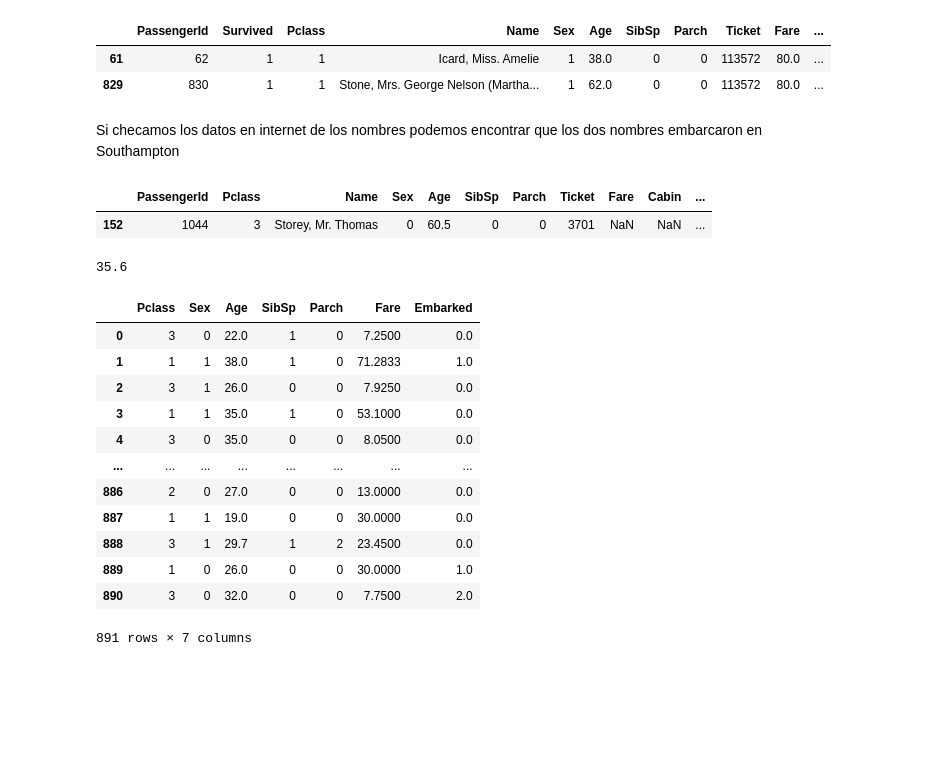
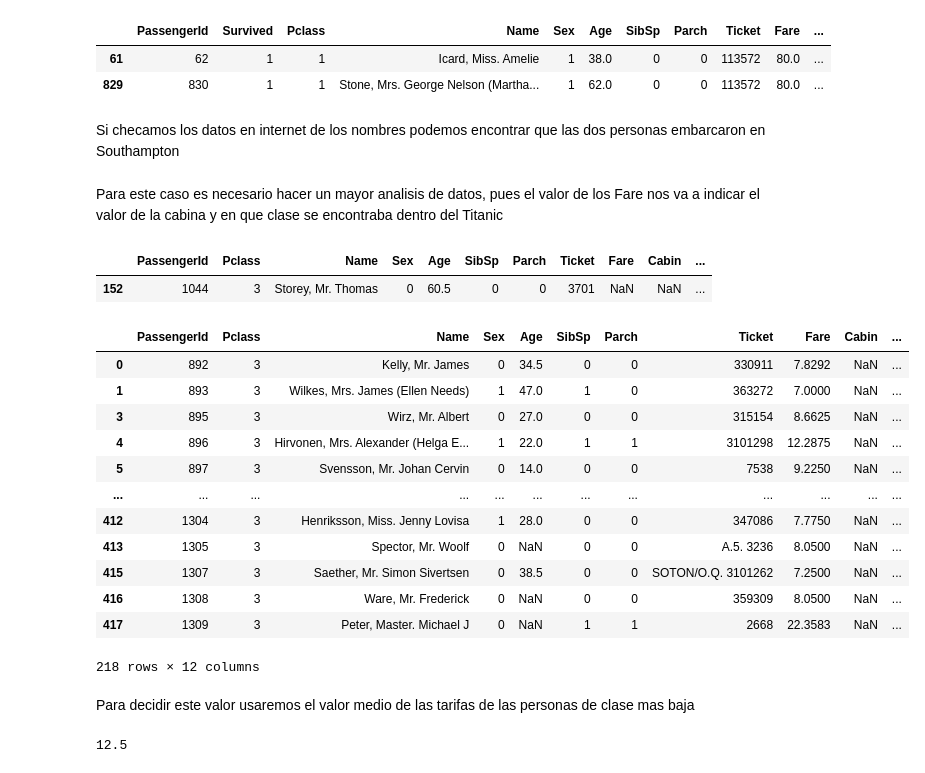
Before and after one commit to EmirBurgosPaz/Machine_learning, a Jupyter notebook: proyecto_4/data_analysis.ipynb, the cells around one changed output. Drawn from its saved outputs; the diff is of its cells as text; code cells hidden in the pictures; blank space fills up the shorter version.

```diff
--- a/proyecto_4/data_analysis.ipynb
+++ b/proyecto_4/data_analysis.ipynb
@@ -157,2 +219,0 @@ mean
-# %%
-data_test['Age'] = data_test['Age'].fillna(mean)
@@ -163,35 +228,39 @@ data_train.loc[data_train['Embarked'].isnull()]
 | 61 | 62 | 1 | 1 | Icard, Miss. Amelie | 1 | 38.0 | 0 | 0 | 113572 | 80.0 | ... |
 | 829 | 830 | 1 | 1 | Stone, Mrs. George Nelson (Martha... | 1 | 62.0 | 0 | 0 | 113572 | 80.0 | ... |
 # %% [markdown]
-Si checamos los datos en internet de los nombres podemos encontrar que los dos nombres embarcaron en  Southampton
+Si checamos los datos en internet de los nombres podemos encontrar que las dos personas embarcaron en  Southampton
 # %%
 data_train['Embarked'] = data_train['Embarked'].fillna('S')
+# %% [markdown]
+Para este caso es necesario hacer un mayor analisis de datos, pues el valor de los Fare nos va a indicar el valor de la cabina y en que clase se encontraba dentro del Titanic
 # %%
 data_test.loc[data_test['Fare'].isnull()]
 # %% [output]
 |  | PassengerId | Pclass | Name | Sex | Age | SibSp | Parch | Ticket | Fare | Cabin | ... |
 | 152 | 1044 | 3 | Storey, Mr. Thomas | 0 | 60.5 | 0 | 0 | 3701 | NaN | NaN | ... |
+# %%
+low_class = data_test.loc[data_test['Pclass'] == 3]
+low_class
+# %% [output]
+|  | PassengerId | Pclass | Name | Sex | Age | SibSp | Parch | Ticket | Fare | Cabin | ... |
+| 0 | 892 | 3 | Kelly, Mr. James | 0 | 34.5 | 0 | 0 | 330911 | 7.8292 | NaN | ... |
+| 1 | 893 | 3 | Wilkes, Mrs. James (Ellen Needs) | 1 | 47.0 | 1 | 0 | 363272 | 7.0000 | NaN | ... |
+| 3 | 895 | 3 | Wirz, Mr. Albert | 0 | 27.0 | 0 | 0 | 315154 | 8.6625 | NaN | ... |
+| 4 | 896 | 3 | Hirvonen, Mrs. Alexander (Helga E... | 1 | 22.0 | 1 | 1 | 3101298 | 12.2875 | NaN | ... |
+| 5 | 897 | 3 | Svensson, Mr. Johan Cervin | 0 | 14.0 | 0 | 0 | 7538 | 9.2250 | NaN | ... |
+| ... | ... | ... | ... | ... | ... | ... | ... | ... | ... | ... | ... |
+| 412 | 1304 | 3 | Henriksson, Miss. Jenny Lovisa | 1 | 28.0 | 0 | 0 | 347086 | 7.7750 | NaN | ... |
+| 413 | 1305 | 3 | Spector, Mr. Woolf | 0 | NaN | 0 | 0 | A.5. 3236 | 8.0500 | NaN | ... |
+| 415 | 1307 | 3 | Saether, Mr. Simon Sivertsen | 0 | 38.5 | 0 | 0 | SOTON/O.Q. 3101262 | 7.2500 | NaN | ... |
+| 416 | 1308 | 3 | Ware, Mr. Frederick | 0 | NaN | 0 | 0 | 359309 | 8.0500 | NaN | ... |
+| 417 | 1309 | 3 | Peter, Master. Michael J | 0 | NaN | 1 | 1 | 2668 | 22.3583 | NaN | ... |
+218 rows × 12 columns
+# %% [markdown]
+Para decidir este valor usaremos el valor medio de las tarifas de las personas de clase mas baja
 # %%
- mean = np.around(data_test["Fare"].mean(), 1)
+ mean = np.around(low_class["Fare"].mean(), 1)
  mean
 # %% [output]
-35.6
+12.5
 # %%
 data_test['Fare'] = data_test['Fare'].fillna(mean)
-# %%
-data_train = data_train.drop((['Name', 'Ticket', 'PassengerId', 'Survived', 'Cabin']), axis=1)
-data_train
-# %% [output]
-|  | Pclass | Sex | Age | SibSp | Parch | Fare | Embarked |
-| 0 | 3 | 0 | 22.0 | 1 | 0 | 7.2500 | 0.0 |
-| 1 | 1 | 1 | 38.0 | 1 | 0 | 71.2833 | 1.0 |
-| 2 | 3 | 1 | 26.0 | 0 | 0 | 7.9250 | 0.0 |
-| 3 | 1 | 1 | 35.0 | 1 | 0 | 53.1000 | 0.0 |
-| 4 | 3 | 0 | 35.0 | 0 | 0 | 8.0500 | 0.0 |
-| ... | ... | ... | ... | ... | ... | ... | ... |
-| 886 | 2 | 0 | 27.0 | 0 | 0 | 13.0000 | 0.0 |
-| 887 | 1 | 1 | 19.0 | 0 | 0 | 30.0000 | 0.0 |
-| 888 | 3 | 1 | 29.7 | 1 | 2 | 23.4500 | 0.0 |
-| 889 | 1 | 0 | 26.0 | 0 | 0 | 30.0000 | 1.0 |
-| 890 | 3 | 0 | 32.0 | 0 | 0 | 7.7500 | 2.0 |
-891 rows × 7 columns
```
Also changed, not shown: parts of 41 cells of this notebook, 1 other file.
